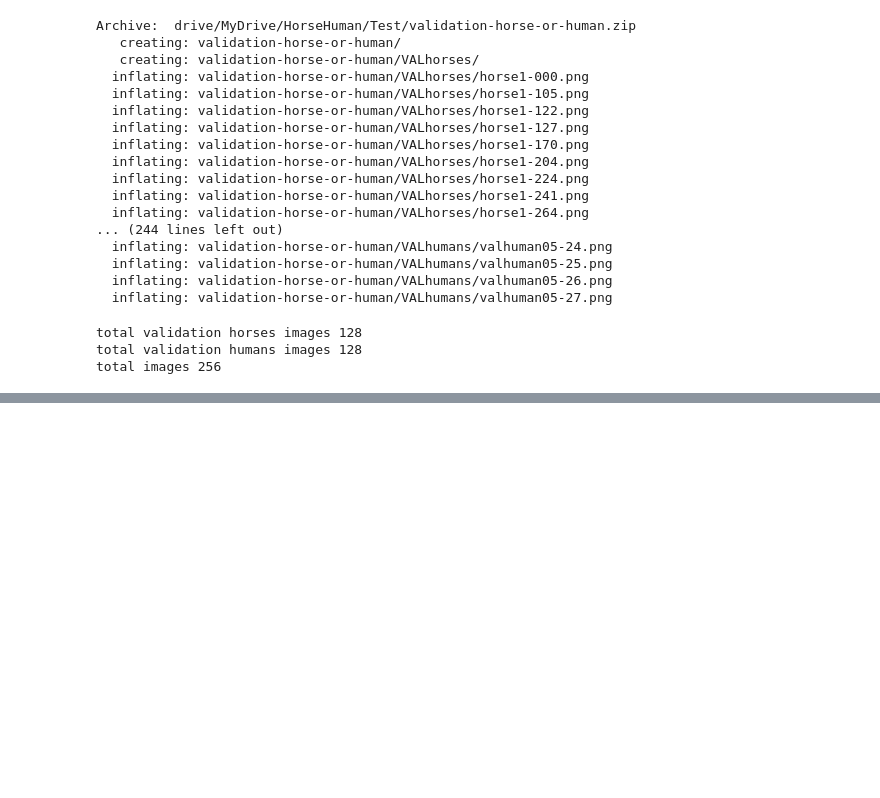
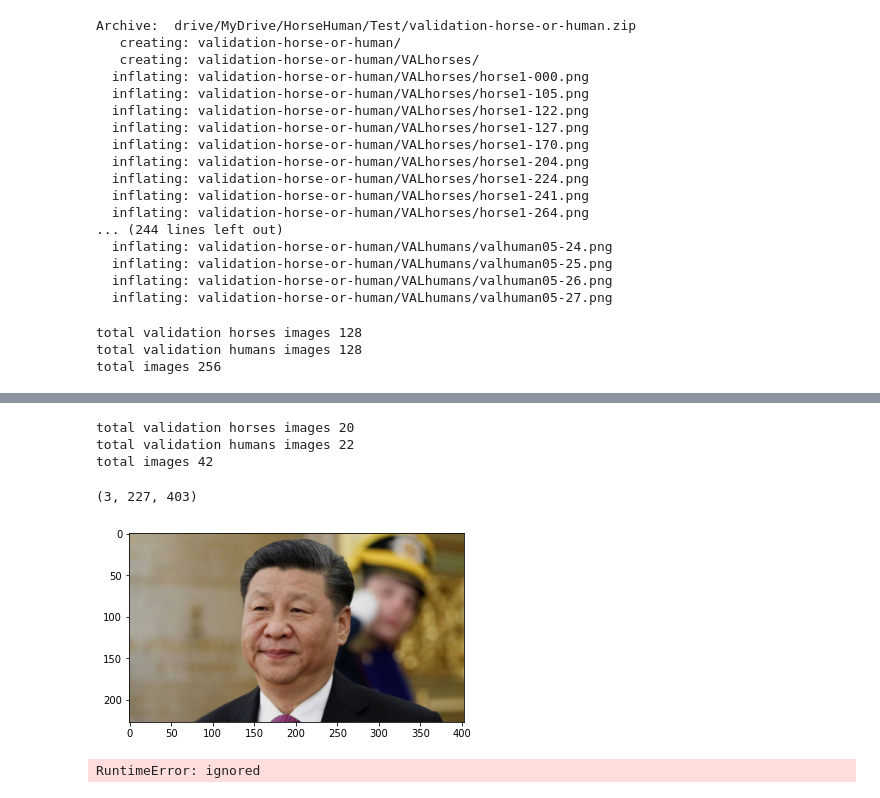
Before and after one commit to GerardNaharro/Videojuego68k, a Jupyter notebook: Practica2.ipynb, the cells around one changed output, grey strips where cells are left out. Saved outputs shown, nothing was run; the diff lists cells and outputs as text; code cells hidden in the pictures; blank space fills up the shorter version.

```diff
--- a/Practica2.ipynb
+++ b/Practica2.ipynb
@@ -322,0 +531,41 @@ tensor(0.0357)
+# %%
+horses_val_real_files = os.listdir('VALReals/ValHorsesReal/')
+horses_val_real_files = list(filter(lambda x: x != 'VALReals/ValHorsesReal', horses_val_real_files))
+horses_val_real_files = list(map(lambda p: f"VALReals/ValHorsesReal/{p}", horses_val_real_files))
+
+print("total validation horses images", len(horses_val_real_files))
+
+
+
+humans_val_real_files = os.listdir('VALReals/ValHumansReal/')
+humans_val_real_files = list(filter(lambda x: x != 'VALReals/ValHumansReal', humans_val_real_files))
+humans_val_real_files = list(map(lambda p: f"VALReals/ValHumansReal/{p}", humans_val_real_files))
+
+print("total validation humans images", len(humans_val_real_files))
+
+img_val_real_files = horses_val_real_files + humans_val_real_files
+print("total images", len(img_val_real_files))
+random.shuffle(img_val_real_files)
+# %% [output]
+total validation horses images 20
+total validation humans images 22
+total images 42
+# %%
+val_ds_real = HorseHumanDataset(img_val_real_files, transform)
+val_dl_real = DataLoader(val_ds_real, batch_size=42)
+
+# mostrar una imatge del batch
+batch = next(iter(val_ds_real))
+img = np.array(batch[0])
+print(img.shape)
+img = np.moveaxis(img, 0, -1)
+plt.imshow(img)
+plt.show()
+# %% [output]
+(3, 227, 403)
+[figure, added]
+# %%
+validacion3 = test(model, device, val_dl_real)
+validacion3
+# %% [output]
+RuntimeError: ignored
```
Also changed, not shown: parts of 13 cells of this notebook.
